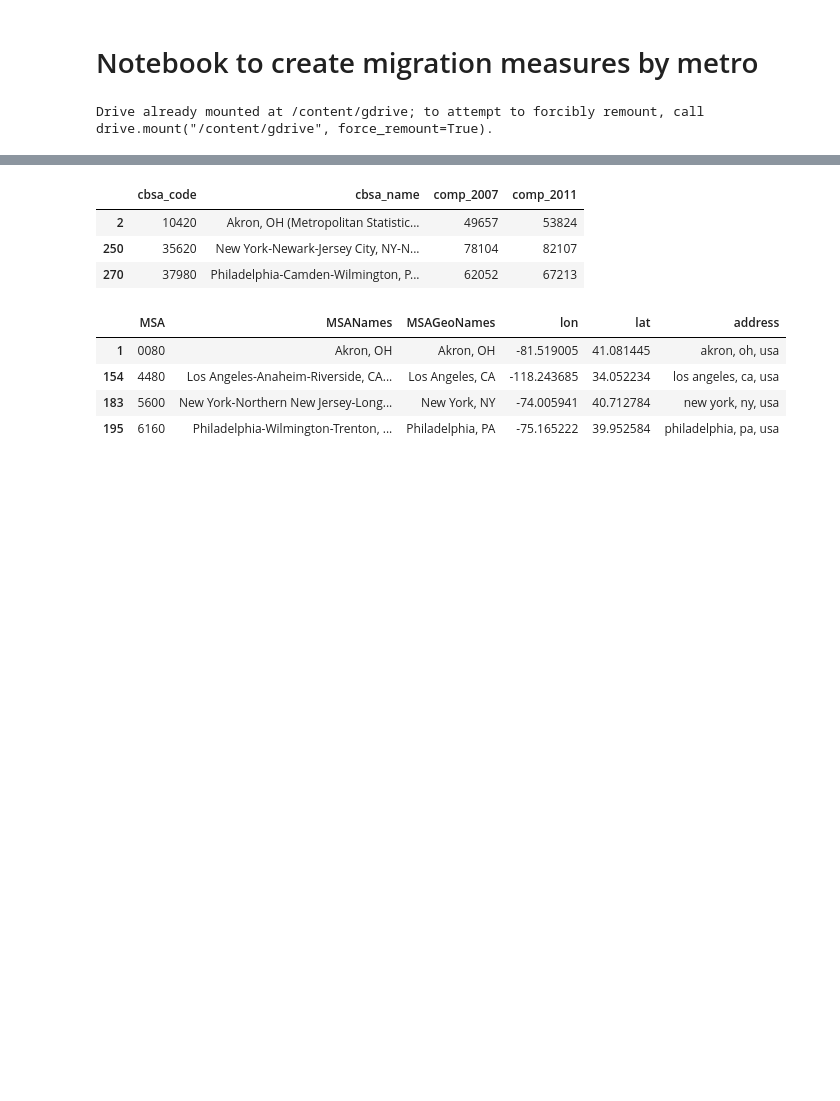
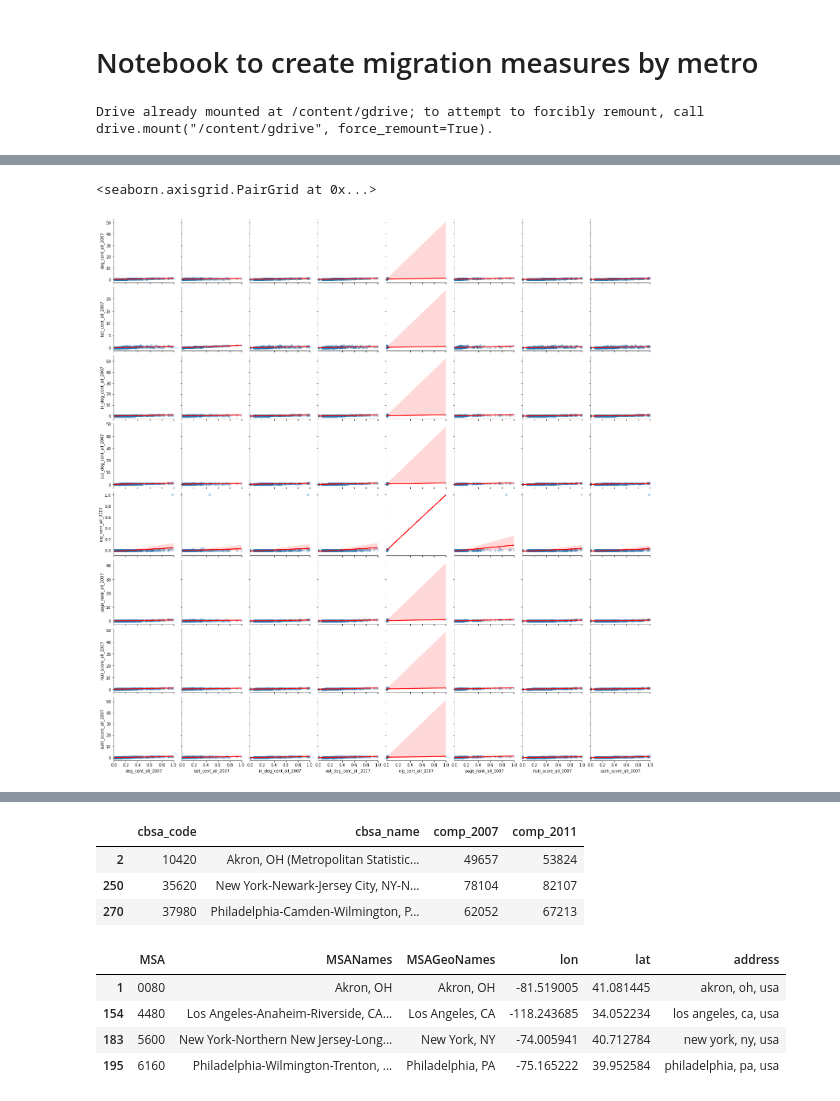
Before and after one commit to cory-yemen/RU-Thesis-Dissertation-Latex-Template, a Jupyter notebook: metropolitan_migration_variables.ipynb, the cells around one changed output, grey strips where cells are left out. Cells and saved outputs as stored; diff of their text form; code cells hidden in the pictures; blank space fills up the shorter version.

```diff
--- a/metropolitan_migration_variables.ipynb
+++ b/metropolitan_migration_variables.ipynb
@@ -222,0 +386,5 @@ def get_comp_ratio():
+# %%
+pair_plot_centrality(df, 2007)
+# %% [output]
+<seaborn.axisgrid.PairGrid at 0x...>
+[figure, added]
```
Also changed, not shown: parts of 30 cells of this notebook.
